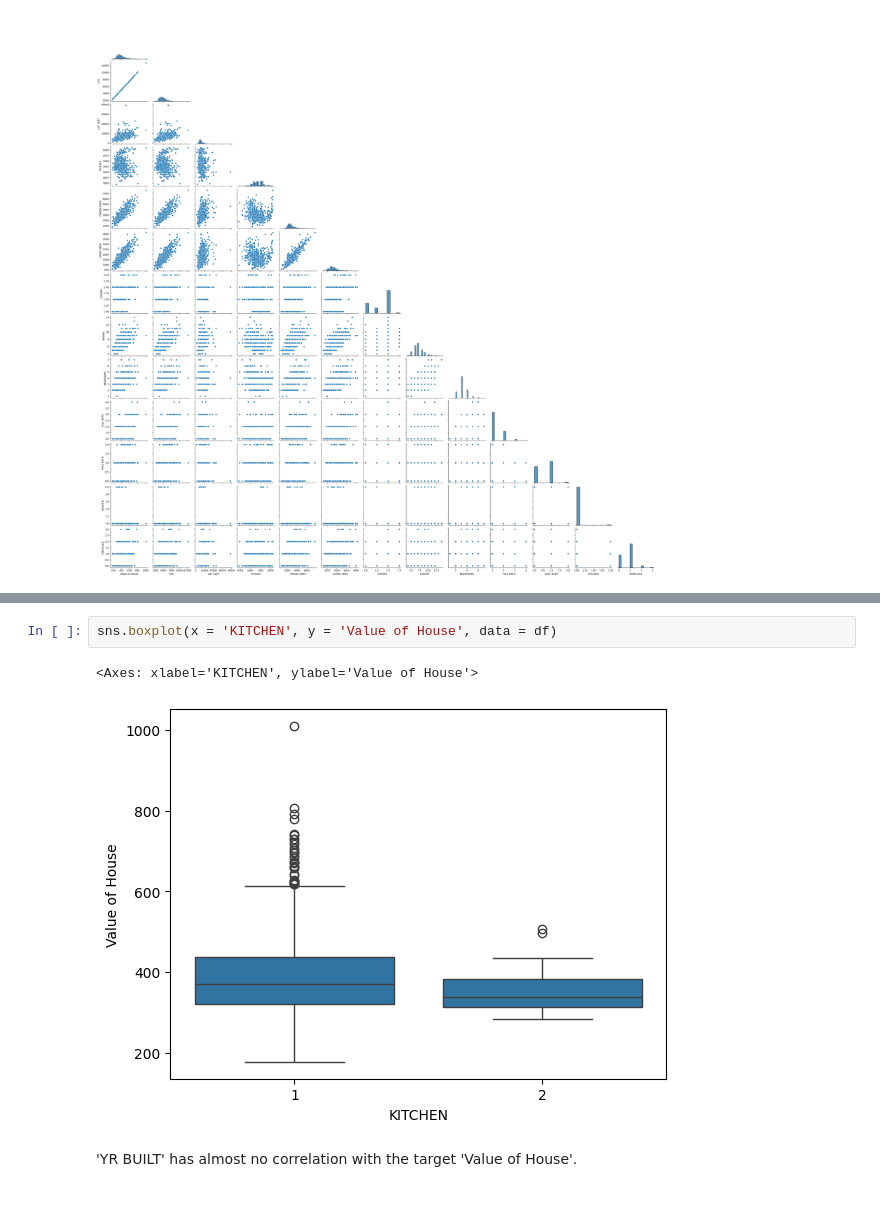
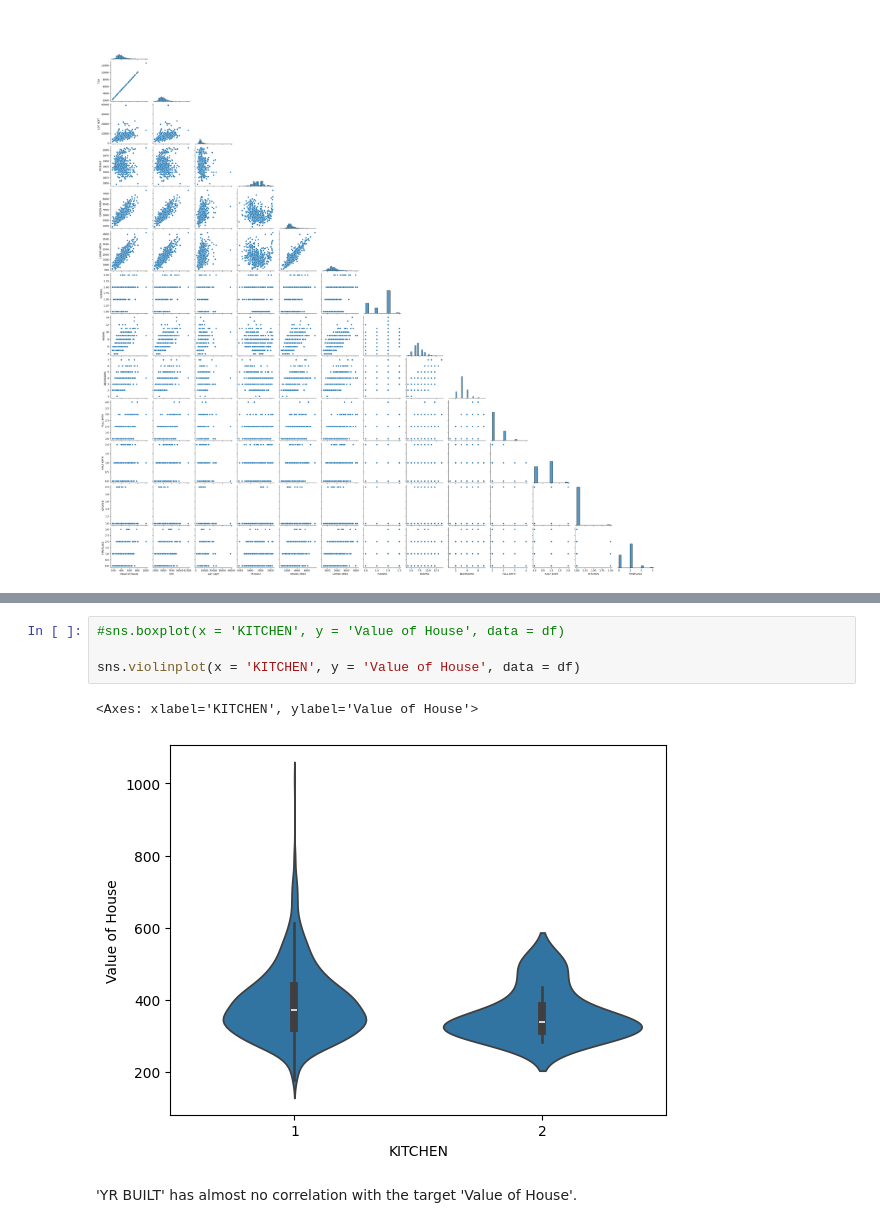
Before and after one commit to ranja-sarkar/GD, a Jupyter notebook: regression.ipynb, the cells around one changed output, grey strips where cells are left out. Cells and saved outputs as stored; diff of their text form.

```diff
--- a/regression.ipynb
+++ b/regression.ipynb
@@ -147,8 +152,10 @@ sns.boxplot(x = 'REMODEL', y = 'Value of House', data = df)
 # %%
-sns.boxplot(x = 'KITCHEN', y = 'Value of House', data = df)
+#sns.boxplot(x = 'KITCHEN', y = 'Value of House', data = df)
+
+sns.violinplot(x = 'KITCHEN', y = 'Value of House', data = df)
 # %% [output]
 <Axes: xlabel='KITCHEN', ylabel='Value of House'>
-[figure, old version]
+[figure, new version]
 # %% [markdown]
 'YR BUILT' has almost no correlation with the target 'Value of House'.
 # %%
```
Also changed, not shown: parts of 12 cells of this notebook.
